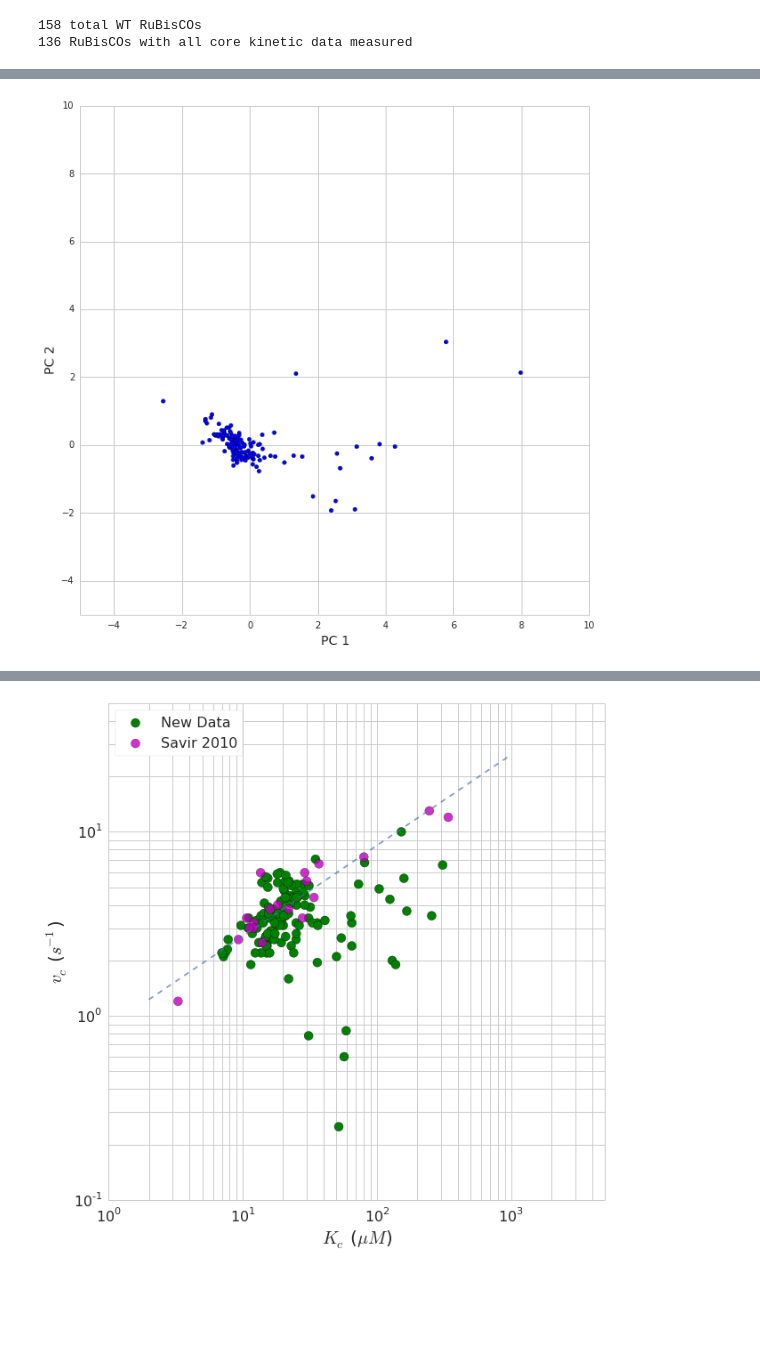
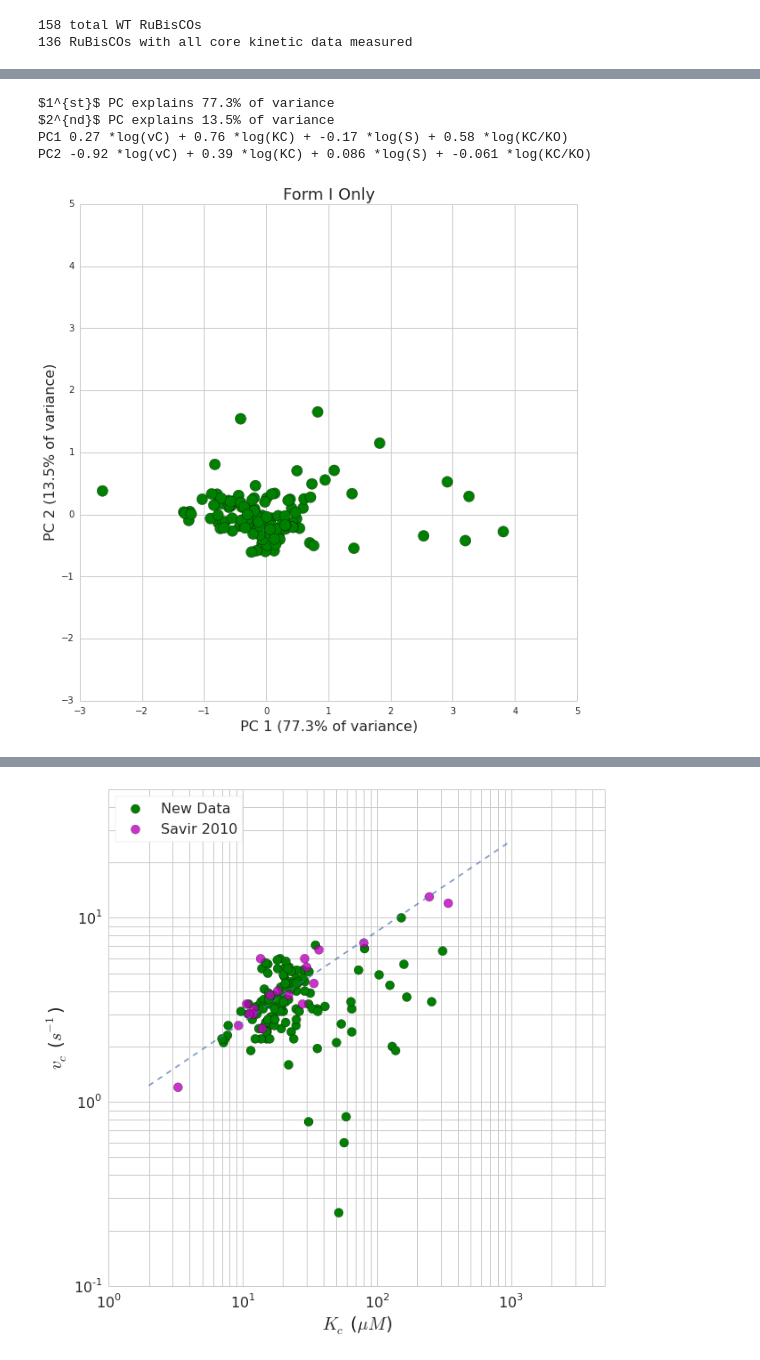
Before and after one commit to flamholz/ccm, a Jupyter notebook: python/ipython_notebooks/01122018 AF&NP Savir RuBisCO optimality redux .ipynb, the cells around one changed output, grey strips where cells are left out. Cells and saved outputs as stored; diff of their text form; code cells hidden in the pictures; blank space fills up the shorter version.

```diff
--- a/python/ipython_notebooks/01122018 AF&NP Savir RuBisCO optimality redux .ipynb
+++ b/python/ipython_notebooks/01122018 AF&NP Savir RuBisCO optimality redux .ipynb
@@ -68,20 +103,52 @@ $2^{nd}$ PC explains 14.5% of variance
+# %%
+# Perform PCA on form I rubiscos for which we have all data.
+F1s = kin_df[kin_df.form_text == 'I']
+vC_vals = F1s.Vc.values
+Kc_vals = F1s.Kc.values
+S_vals = F1s.S.values
+Kc_Ko_vals = Kc_vals / F1s.Ko.values
+
+# Careful here: input data should have samples along rows, features along cols.
+data = np.vstack([vC_vals, Kc_vals, S_vals, Kc_Ko_vals]).T
+log_data = np.log(data)
+
+pca = PCA(n_components=2)
+fitted = pca.fit(log_data)
+
+pct_variance_explained = 100*fitted.explained_variance_ratio_
+
+print "$1^{st}$ PC explains %.1f%% of variance" % pct_variance_explained[0]
+print "$2^{nd}$ PC explains %.1f%% of variance" % pct_variance_explained[1]
+
+complist = tuple(fitted.components_[0].tolist())
+print 'PC1 %.2g *log(vC) + %.2g *log(KC) + %.2g *log(S) + %.2g *log(KC/KO)' % complist
+
+complist = tuple(fitted.components_[1].tolist())
+print 'PC2 %.2g *log(vC) + %.2g *log(KC) + %.2g *log(S) + %.2g *log(KC/KO)' % complist
+# %% [output]
+$1^{st}$ PC explains 77.3% of variance
+$2^{nd}$ PC explains 13.5% of variance
+PC1 0.27 *log(vC) + 0.76 *log(KC) + -0.17 *log(S) + 0.58 *log(KC/KO)
+PC2 -0.92 *log(vC) + 0.39 *log(KC) + 0.086 *log(S) + -0.061 *log(KC/KO)
 # %%
 fig = plt.figure(figsize=(10,10))
 colors = seaborn.color_palette()
 seaborn.set_style('whitegrid')
 
 transformed = fitted.transform(log_data)
-plt.scatter(transformed[:, 0], transformed[:, 1])
 
-plt.xlabel('PC 1', fontsize=14)
-plt.ylabel('PC 2', fontsize=14)
+plt.scatter(transformed[:, 0], transformed[:, 1], s=150, c='g')
 
-plt.xlim(-5, 10)
-plt.ylim(-5, 10)
+plt.xlabel('PC 1 (%.1f%% of variance)' % pct_variance_explained[0], fontsize=16)
+plt.ylabel('PC 2 (%.1f%% of variance)' % pct_variance_explained[1], fontsize=16)
+
+plt.title('Form I Only', fontsize=18)
+plt.xlim(-3, 5)
+plt.ylim(-3, 5)
 
 plt.show()
 # %% [output]
-[figure, old version]
+[figure, new version]
 # %%
 # Plotting the results of projecting onto the first principal component.
 # For some reason my iPython won't do 3D figures right now.
```
Also changed, not shown: parts of 7 cells of this notebook.
